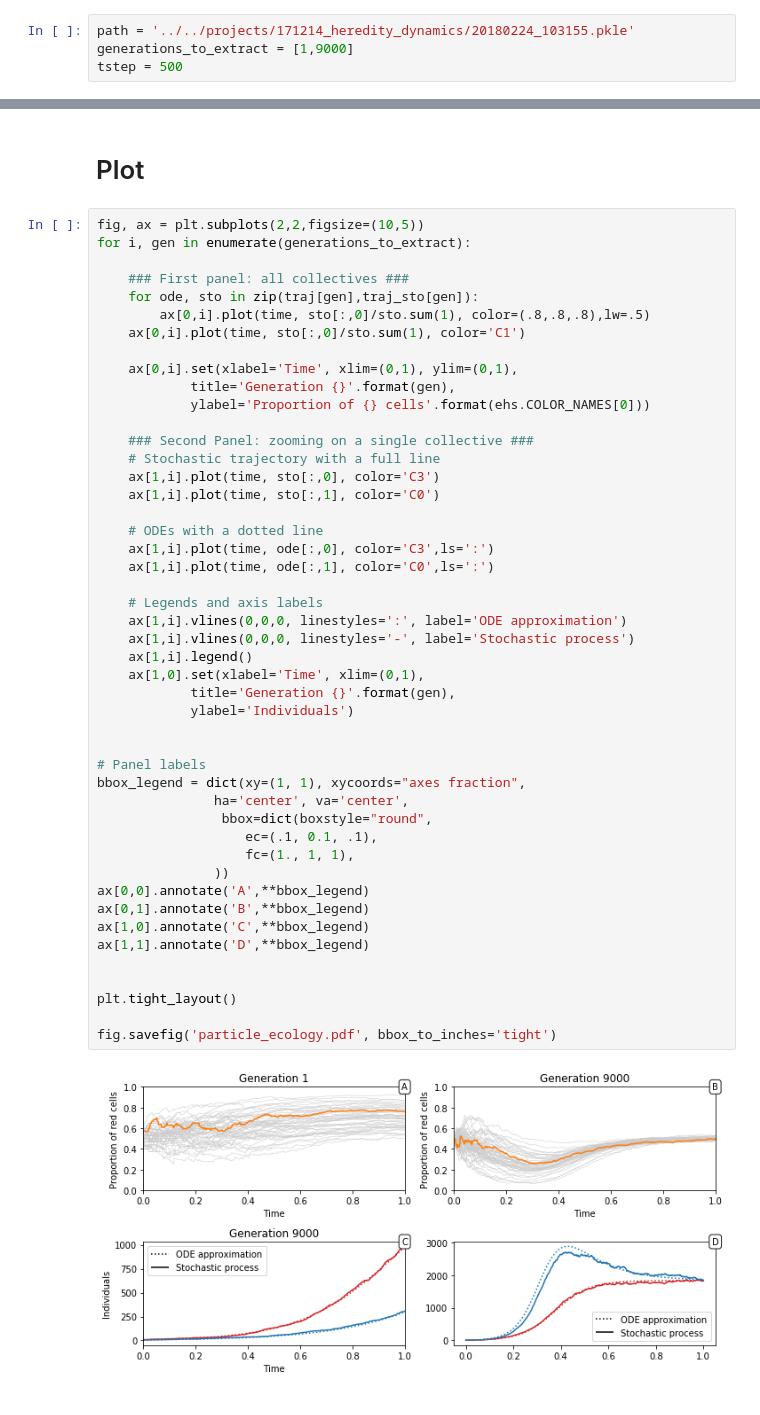
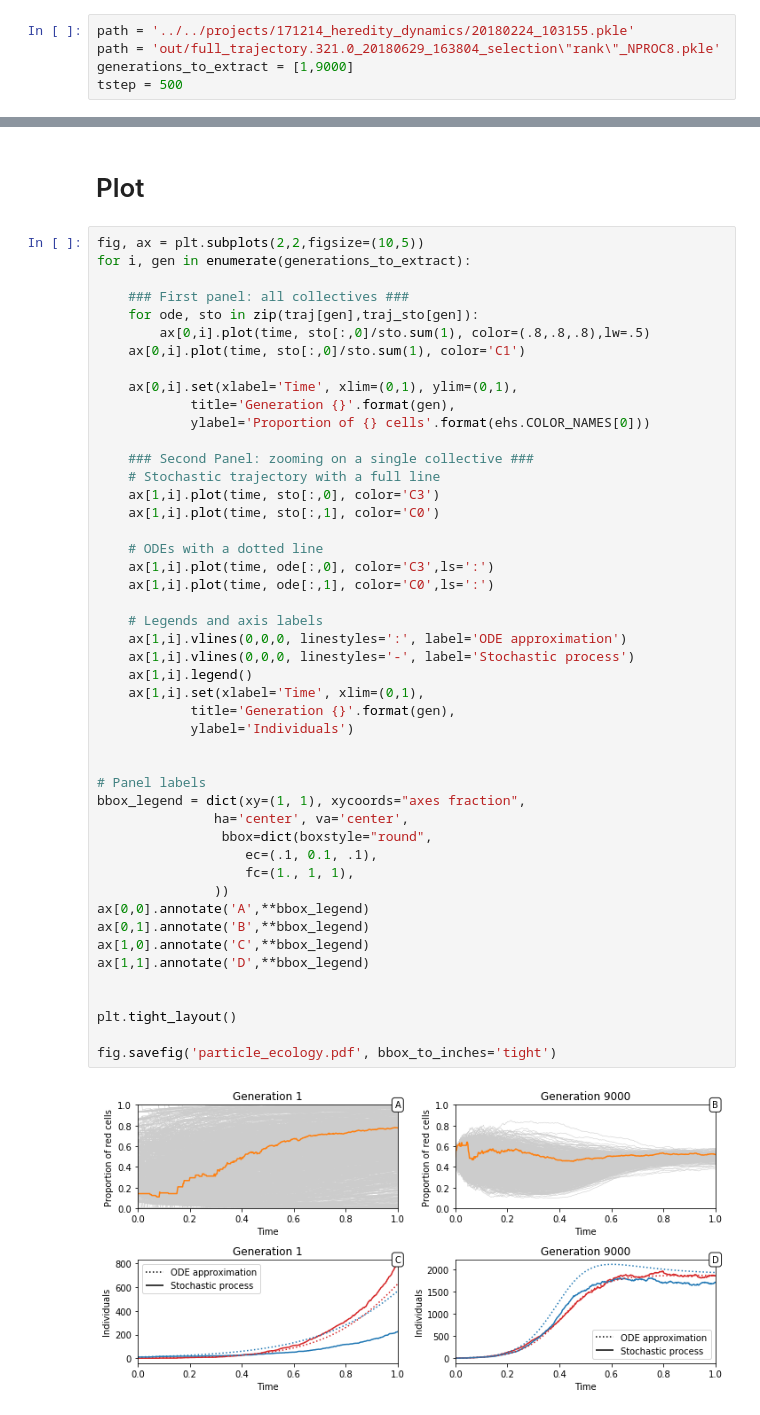
Before and after one commit to elifesciences-publications/estaudel, a Jupyter notebook: evolution_of_heredity/particle_ecology.ipynb, the cells around one changed output, grey strips where cells are left out. Saved outputs shown, nothing was run; the diff lists cells and outputs as text.

```diff
--- a/evolution_of_heredity/particle_ecology.ipynb
+++ b/evolution_of_heredity/particle_ecology.ipynb
@@ -19,6 +19,7 @@ import estaudel.heredity.stochastic as ehs
 Here we extract the data from the full simulation in order to get the right traits values.
 # %%
 path = '../../projects/171214_heredity_dynamics/20180224_103155.pkle'
+path = 'out/full_trajectory.321.0_20180629_163804_selection\"rank\"_NPROC8.pkle'
 generations_to_extract = [1,9000]
 tstep = 500
 # %%
@@ -91,32 +92,32 @@ for i, gen in enumerate(generations_to_extract):
 
     # ODEs with a dotted line
     ax[1,i].plot(time, ode[:,0], color='C3',ls=':')
     ax[1,i].plot(time, ode[:,1], color='C0',ls=':')
 
     # Legends and axis labels
     ax[1,i].vlines(0,0,0, linestyles=':', label='ODE approximation')
     ax[1,i].vlines(0,0,0, linestyles='-', label='Stochastic process')
     ax[1,i].legend()
-    ax[1,0].set(xlabel='Time', xlim=(0,1),
+    ax[1,i].set(xlabel='Time', xlim=(0,1),
             title='Generation {}'.format(gen),
             ylabel='Individuals')
 
 
 # Panel labels
 bbox_legend = dict(xy=(1, 1), xycoords="axes fraction",
                ha='center', va='center',
                 bbox=dict(boxstyle="round",
                    ec=(.1, 0.1, .1),
                    fc=(1., 1, 1),
                ))
 ax[0,0].annotate('A',**bbox_legend)
 ax[0,1].annotate('B',**bbox_legend)
 ax[1,0].annotate('C',**bbox_legend)
 ax[1,1].annotate('D',**bbox_legend)
 
 
 plt.tight_layout()
 
 fig.savefig('particle_ecology.pdf', bbox_to_inches='tight')
 # %% [output]
-[figure, old version]
+[figure, new version]
```
Also changed, not shown: 21 other files.
